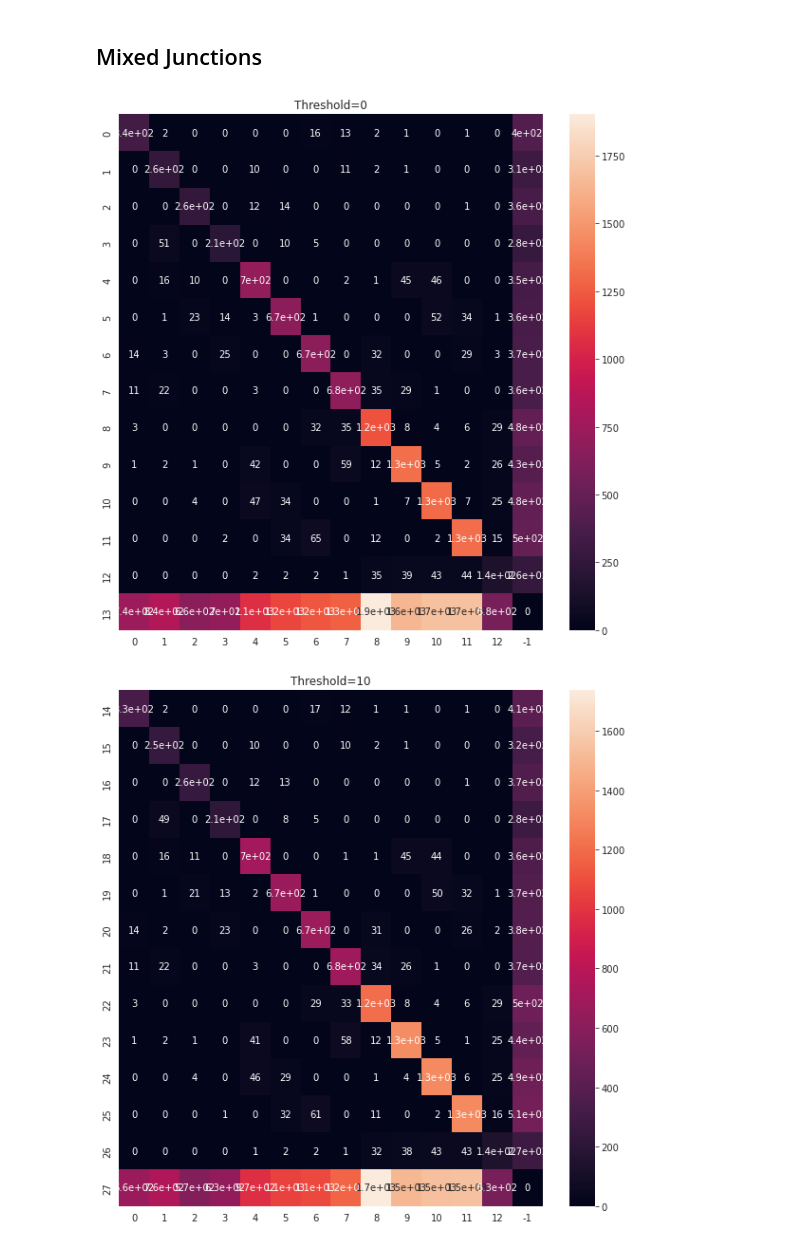
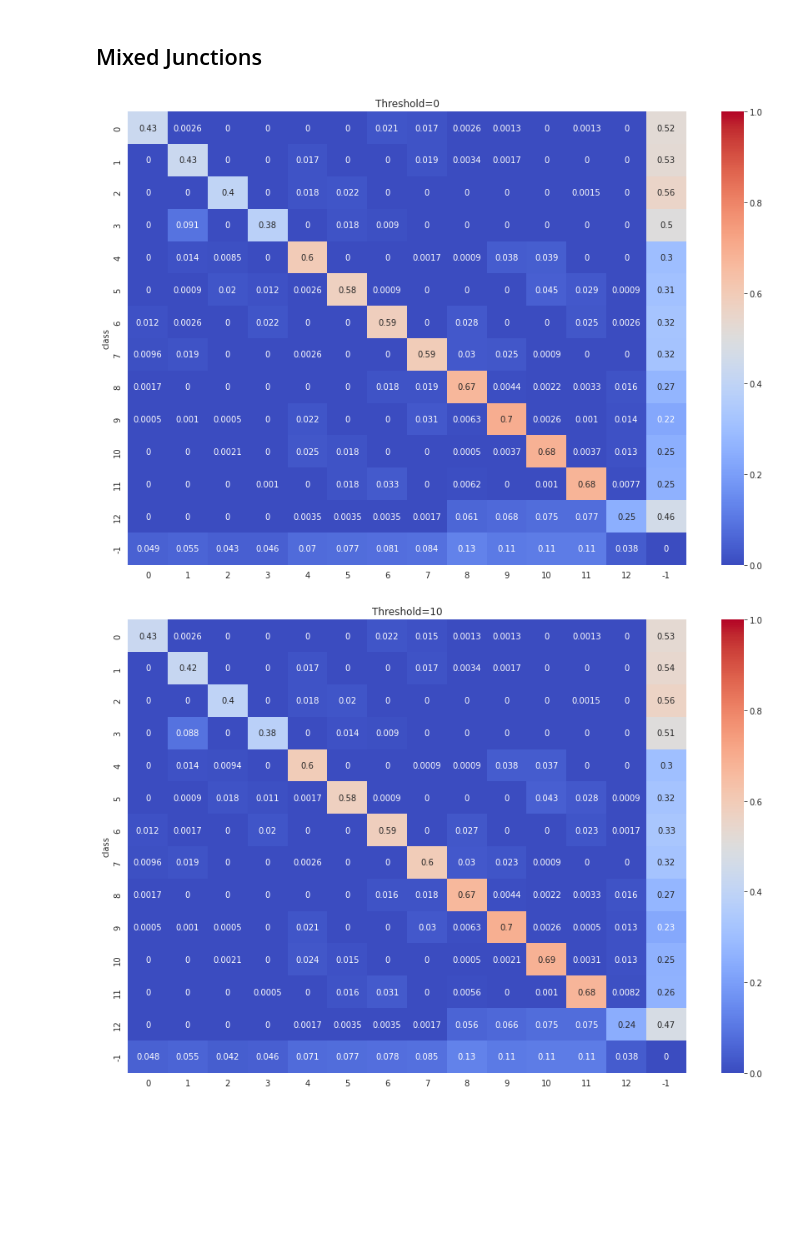
Before and after one commit to joaocmd/CubiCasa5k, a Jupyter notebook: Performance-Metrics.ipynb, the cells around one changed output. Drawn from its saved outputs; the diff is of its cells as text; code cells hidden in the pictures; blank space fills up the shorter version.

```diff
--- a/Performance-Metrics.ipynb
+++ b/Performance-Metrics.ipynb
@@ -198,16 +146,26 @@ junctions_by_class.head(11)
 # %% [markdown]
 ## Mixed Junctions
+# %%
+def normalize(data):
+    total_gt = data.sum()
+    return round(data/total_gt, 4)
+
+
+def confusion_matrix_by_threshold(data, figsize=(15, 10)):
+    for threshold in data.threshold.unique():
+        d = data[data.threshold == threshold].copy()
+        d.drop(["threshold"], axis=1, inplace=True)
+
+        # Sanity check
+        d = d.apply(normalize, axis=1)
+
+        plt.figure(figsize=figsize)
+        plt.title(f"Threshold={threshold}")
+        sns.heatmap(d, cmap="coolwarm", vmin=0, vmax=1, annot=True)
+        plt.show()
 # %%
-mixed_junctions = pd.read_csv(f"{RESULTS_DIR}/wall_junctions_mixed.csv")
-
-for threshold in mixed_junctions.threshold.unique():
-    data = mixed_junctions[mixed_junctions.threshold == threshold].copy()
-    data.drop(["class", "threshold"], axis=1, inplace=True)
-
-    plt.figure(figsize=(10, 10))
-    plt.title(f"Threshold={threshold}")
-    sns.heatmap(data, vmin=0, annot=True)
-    plt.show()
+mixed_junctions = pd.read_csv(f"{RESULTS_DIR}/wall_junctions_mixed.csv").set_index("class")
+confusion_matrix_by_threshold(mixed_junctions)
 # %% [output]
-[figure, old version]
+[figure, new version]
-[figure, old version]
+[figure, new version]
```
Also changed, not shown: parts of 14 cells of this notebook, 1 other file.
